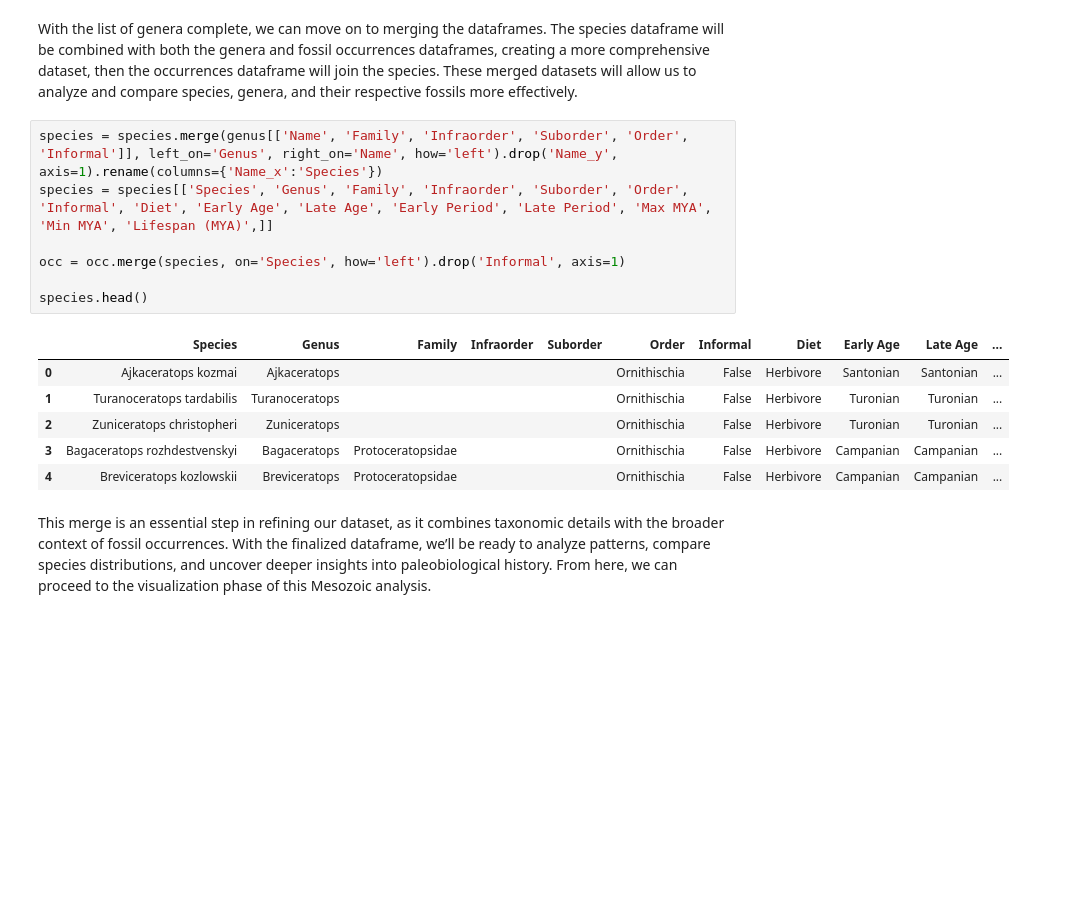
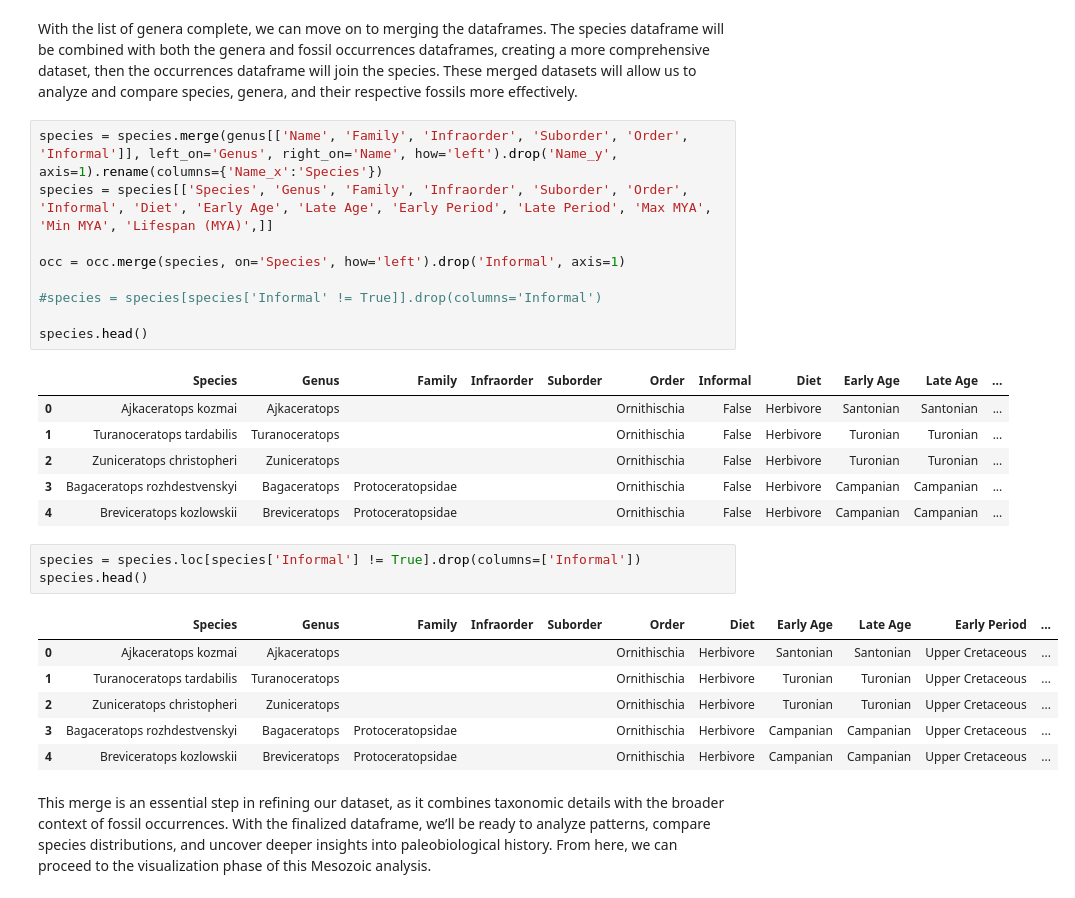
Before and after one commit to vgedejer/Paleo-Analysis, a Jupyter notebook: notebooks/dino_collection.ipynb, the cells around one changed output. Drawn from its saved outputs; the diff is of its cells as text; blank space fills up the shorter version.

```diff
--- a/notebooks/dino_collection.ipynb
+++ b/notebooks/dino_collection.ipynb
@@ -313,6 +320,8 @@ species = species[['Species', 'Genus', 'Family', 'Infraorder', 'Suborder', 'Orde
 
 occ = occ.merge(species, on='Species', how='left').drop('Informal', axis=1)
 
+#species = species[species['Informal' != True]].drop(columns='Informal')
+
 species.head()
 # %% [output]
 |  | Species | Genus | Family | Infraorder | Suborder | Order | Informal | Diet | Early Age | Late Age | ... |
@@ -321,6 +330,16 @@ species.head()
 | 2 | Zuniceratops christopheri | Zuniceratops |  |  |  | Ornithischia | False | Herbivore | Turonian | Turonian | ... |
 | 3 | Bagaceratops rozhdestvenskyi | Bagaceratops | Protoceratopsidae |  |  | Ornithischia | False | Herbivore | Campanian | Campanian | ... |
 | 4 | Breviceratops kozlowskii | Breviceratops | Protoceratopsidae |  |  | Ornithischia | False | Herbivore | Campanian | Campanian | ... |
+# %%
+species = species.loc[species['Informal'] != True].drop(columns=['Informal'])
+species.head()
+# %% [output]
+|  | Species | Genus | Family | Infraorder | Suborder | Order | Diet | Early Age | Late Age | Early Period | ... |
+| 0 | Ajkaceratops kozmai | Ajkaceratops |  |  |  | Ornithischia | Herbivore | Santonian | Santonian | Upper Cretaceous | ... |
+| 1 | Turanoceratops tardabilis | Turanoceratops |  |  |  | Ornithischia | Herbivore | Turonian | Turonian | Upper Cretaceous | ... |
+| 2 | Zuniceratops christopheri | Zuniceratops |  |  |  | Ornithischia | Herbivore | Turonian | Turonian | Upper Cretaceous | ... |
+| 3 | Bagaceratops rozhdestvenskyi | Bagaceratops | Protoceratopsidae |  |  | Ornithischia | Herbivore | Campanian | Campanian | Upper Cretaceous | ... |
+| 4 | Breviceratops kozlowskii | Breviceratops | Protoceratopsidae |  |  | Ornithischia | Herbivore | Campanian | Campanian | Upper Cretaceous | ... |
 # %% [markdown]
 This merge is an essential step in refining our dataset, as it combines taxonomic details with the broader context of fossil occurrences. With the finalized dataframe, we’ll be ready to analyze patterns, compare species distributions, and uncover deeper insights into paleobiological history. From here, we can proceed to the visualization phase of this Mesozoic analysis.
 # %%
```
Also changed, not shown: parts of 1 cell of this notebook, 3 other files.
